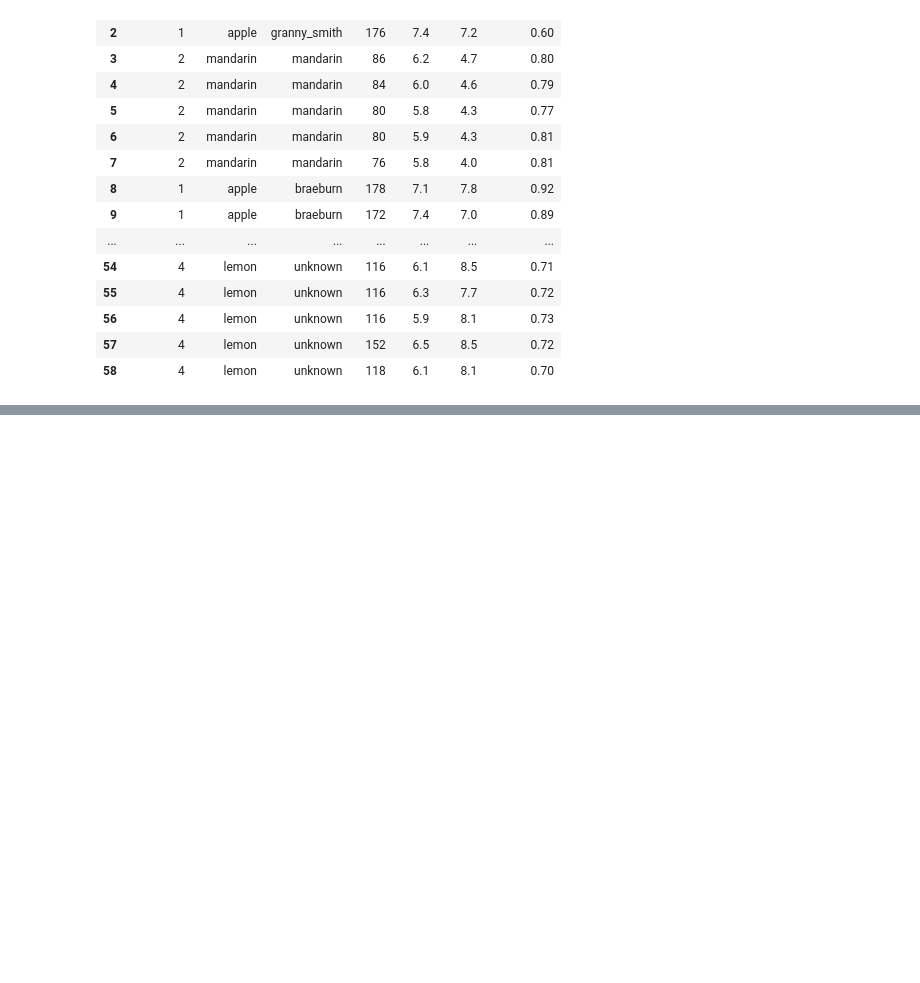
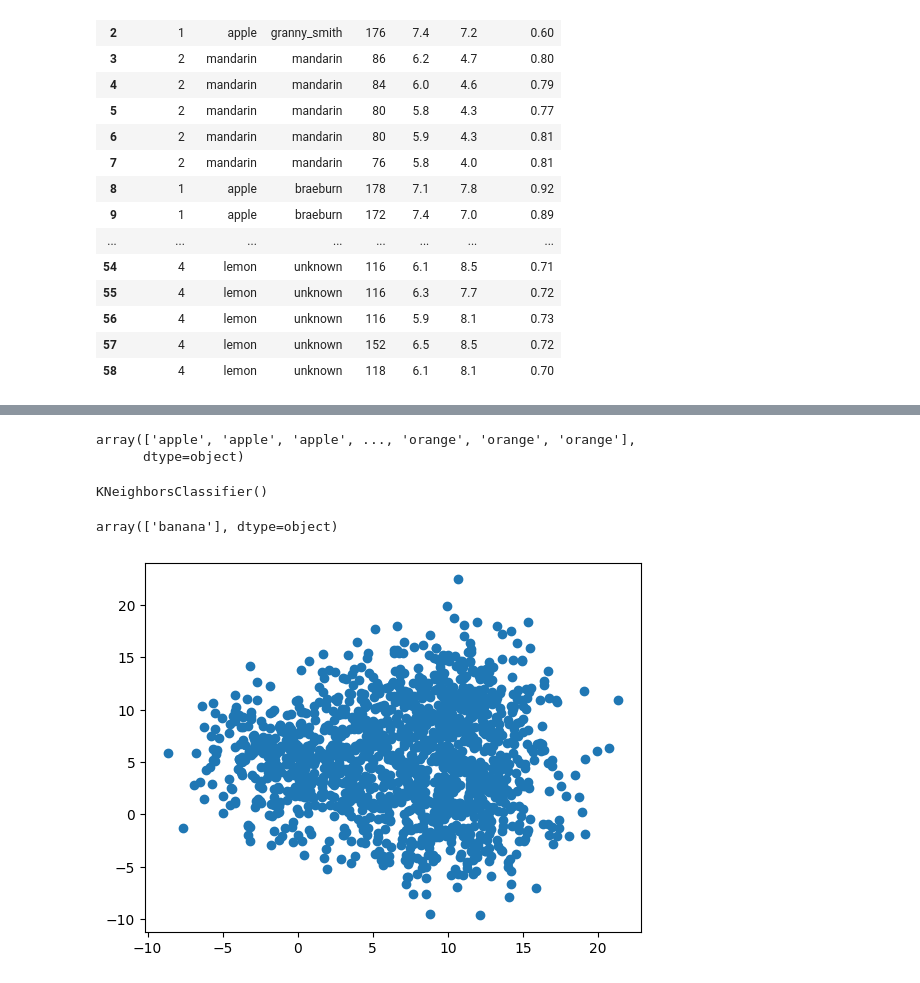
Before and after one commit to Jhanvis0110/WD_MachineLearning-23-01-2023-, a Jupyter notebook: first.ipynb, the cells around one changed output, grey strips where cells are left out. Cells and saved outputs as stored; diff of their text form; code cells hidden in the pictures; blank space fills up the shorter version.

```diff
--- a/first.ipynb
+++ b/first.ipynb
@@ -219,0 +323,3 @@ df2
+# %%
+df4=pd.read_csv("fruit_dataset 1500.csv")
+df4
@@ -219,0 +351,6 @@ df2
+# %%
+y=df4.iloc[:,-1].values
+y
+# %% [output]
+array(['apple', 'apple', 'apple', ..., 'orange', 'orange', 'orange'],
+      dtype=object)
@@ -219,0 +361,4 @@ df2
+# %%
+model3.fit(X,y)
+# %% [output]
+KNeighborsClassifier()
@@ -219,0 +367,9 @@ df2
+# %%
+model3.predict(sample)
+# %% [output]
+array(['banana'], dtype=object)
+# %%
+plt.scatter(df4.iloc[:,0],df4.iloc[:,1])
+plt.show()
+# %% [output]
+[figure, added]
```
Also changed, not shown: parts of 120 cells of this notebook, 6 other files.
